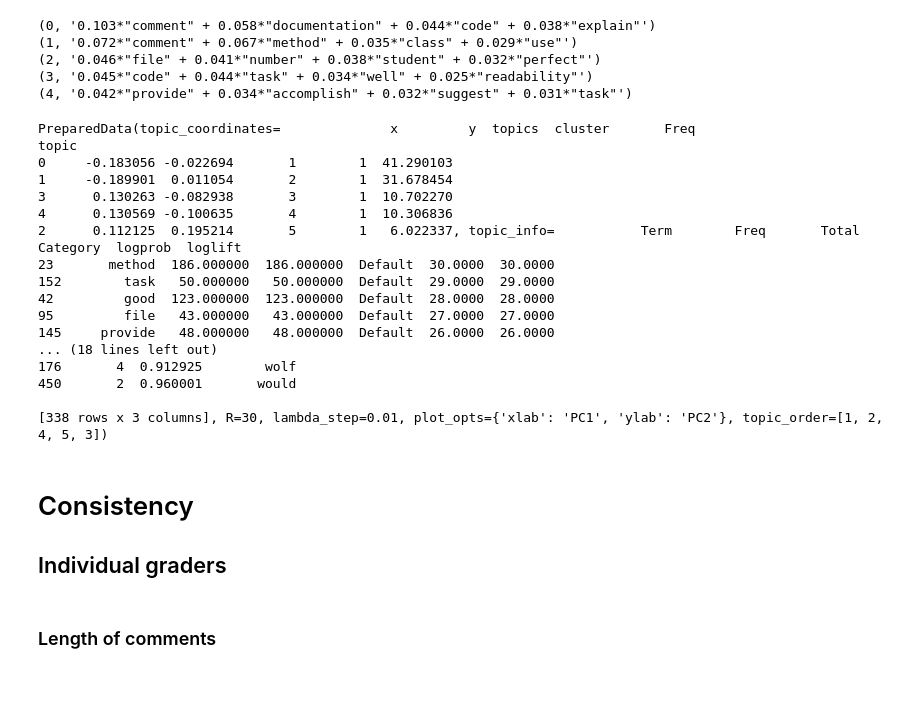
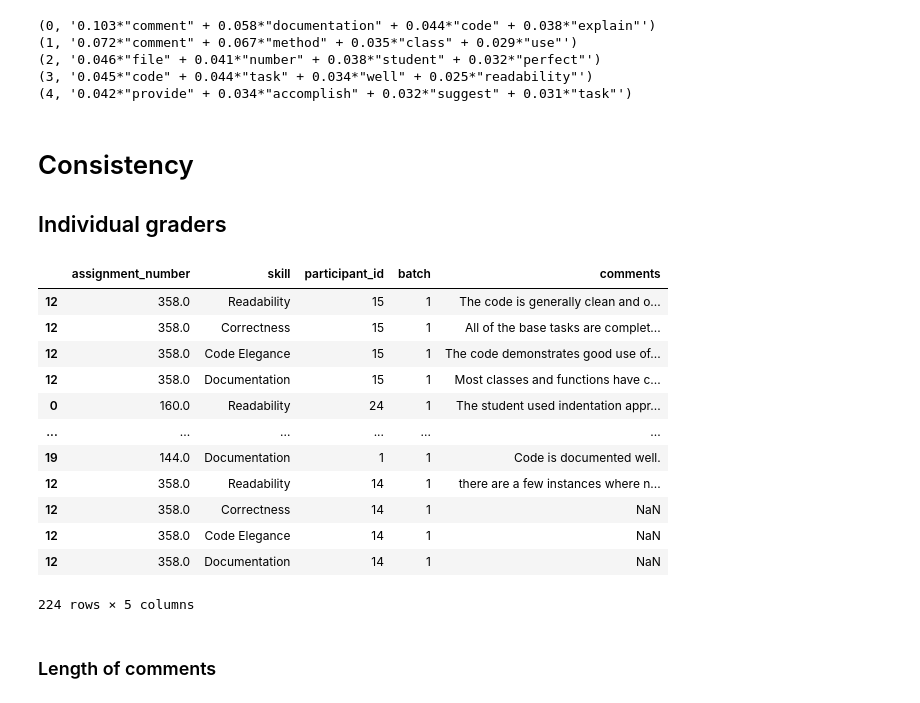
Before and after one commit to m-messer/Consistency_In_Grading_Analysis, a Jupyter notebook: feedback_analysis.ipynb, the cells around one changed output. Drawn from its saved outputs; the diff is of its cells as text; code cells hidden in the pictures.

Commit message:
PHD-359 Removed redundant plot

```diff
--- a/feedback_analysis.ipynb
+++ b/feedback_analysis.ipynb
@@ -299,27 +298,6 @@ for topic in topics:
 (2, '0.046*"file" + 0.041*"number" + 0.038*"student" + 0.032*"perfect"')
 (3, '0.045*"code" + 0.044*"task" + 0.034*"well" + 0.025*"readability"')
 (4, '0.042*"provide" + 0.034*"accomplish" + 0.032*"suggest" + 0.031*"task"')
-# %%
-pyLDAvis.enable_notebook()
-pyLDAvis.gensim.prepare(ldamodel, corpus, dictionary)
-# %% [output]
-PreparedData(topic_coordinates=              x         y  topics  cluster       Freq
-topic
-0     -0.183056 -0.022694       1        1  41.290103
-1     -0.189901  0.011054       2        1  31.678454
-3      0.130263 -0.082938       3        1  10.702270
-4      0.130569 -0.100635       4        1  10.306836
-2      0.112125  0.195214       5        1   6.022337, topic_info=           Term        Freq       Total Category  logprob  loglift
-23       method  186.000000  186.000000  Default  30.0000  30.0000
-152        task   50.000000   50.000000  Default  29.0000  29.0000
-42         good  123.000000  123.000000  Default  28.0000  28.0000
-95         file   43.000000   43.000000  Default  27.0000  27.0000
-145     provide   48.000000   48.000000  Default  26.0000  26.0000
-... (18 lines left out)
-176       4  0.912925        wolf
-450       2  0.960001       would
-
-[338 rows x 3 columns], R=30, lambda_step=0.01, plot_opts={'xlab': 'PC1', 'ylab': 'PC2'}, topic_order=[1, 2, 4, 5, 3])
 # %% [markdown]
 # Consistency
 ## Individual graders
@@ -335,7 +313,22 @@ DUPLICATE_MAP = {
 }
 # %%
 intra_rater_df = feedback_df[feedback_df['assignment_number'].isin(list(DUPLICATE_MAP.keys())+list(DUPLICATE_MAP.values()))][['assignment_number', 'skill', 'participant_id', 'batch', 'comments']]
+intra_rater_df.to_csv('data/intra_rater_data.csv', index=False)
 intra_rater_df
+# %% [output]
+|  | assignment_number | skill | participant_id | batch | comments |
+| 12 | 358.0 | Readability | 15 | 1 | The code is generally clean and o... |
+| 12 | 358.0 | Correctness | 15 | 1 | All of the base tasks are complet... |
+| 12 | 358.0 | Code Elegance | 15 | 1 | The code demonstrates good use of... |
+| 12 | 358.0 | Documentation | 15 | 1 | Most classes and functions have c... |
+| 0 | 160.0 | Readability | 24 | 1 | The student used indentation appr... |
+| ... | ... | ... | ... | ... | ... |
+| 19 | 144.0 | Documentation | 1 | 1 | Code is documented well. |
+| 12 | 358.0 | Readability | 14 | 1 | there are a few instances where n... |
+| 12 | 358.0 | Correctness | 14 | 1 | NaN |
+| 12 | 358.0 | Code Elegance | 14 | 1 | NaN |
+| 12 | 358.0 | Documentation | 14 | 1 | NaN |
+224 rows × 5 columns
 # %% [markdown]
 
 ### Length of comments
```
Also changed, not shown: parts of 1 cell of this notebook.
